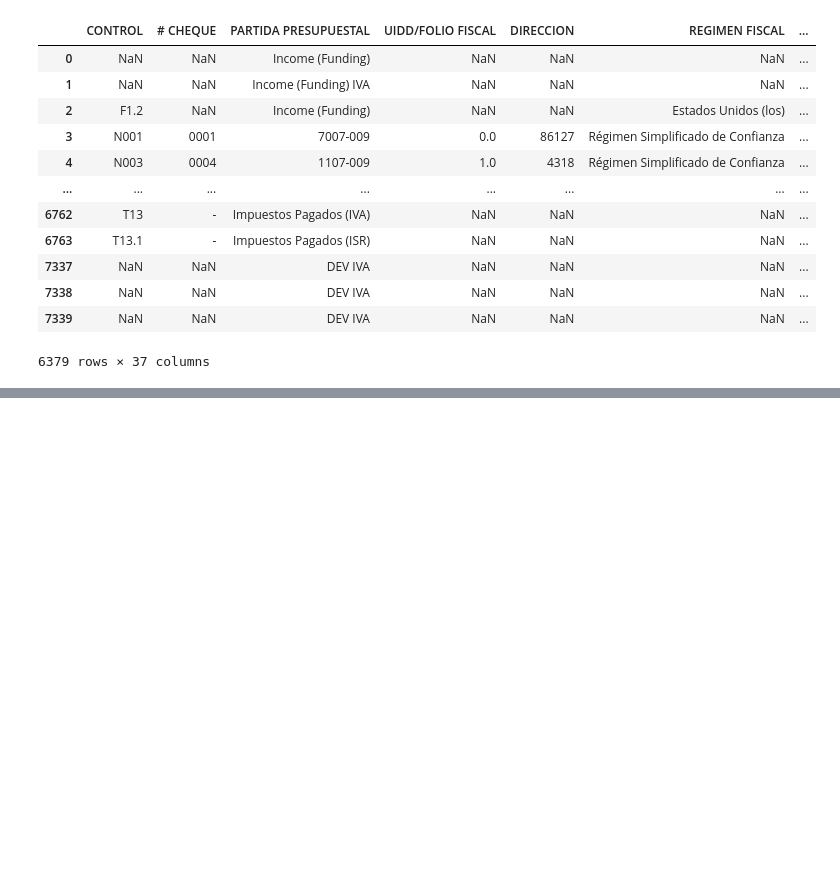
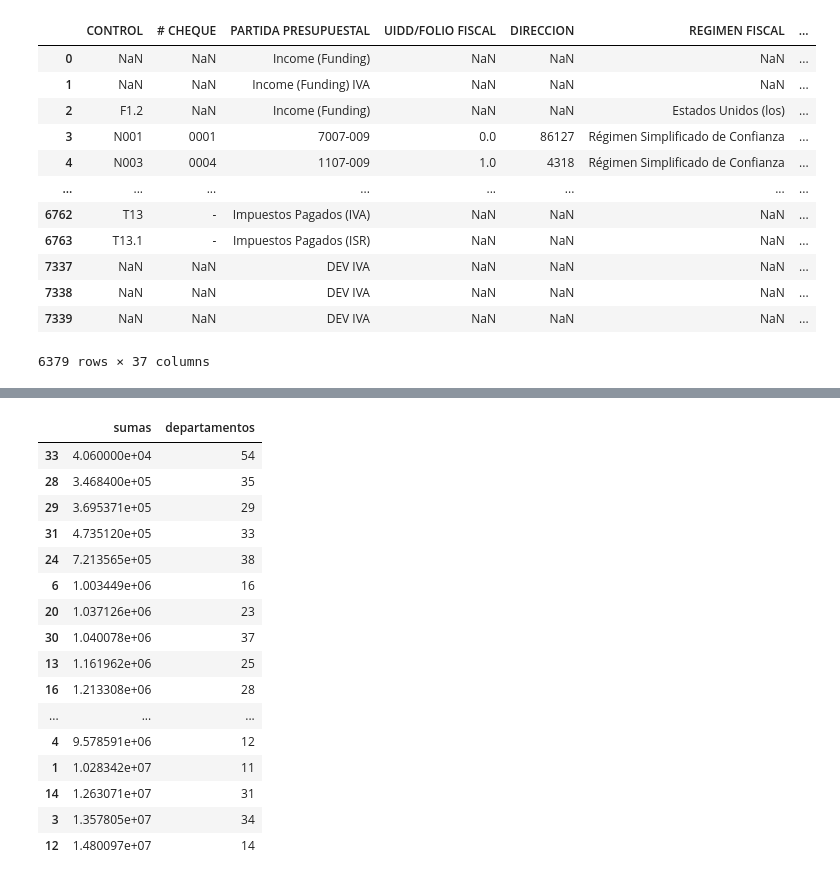
Before and after one commit to BertecM/Explore-proy, a Jupyter notebook: pryoecto.ipynb, the cells around one changed output, grey strips where cells are left out. Saved outputs shown, nothing was run; the diff lists cells and outputs as text; code cells hidden in the pictures; blank space fills up the shorter version.

```diff
--- a/pryoecto.ipynb
+++ b/pryoecto.ipynb
@@ -19,11 +19,11 @@ array(['CONTROL', '# CHEQUE', 'PARTIDA PRESUPUESTAL', 'UIDD/FOLIO FISCAL',
        'RET ISR.1', 'TOTAL.1', 'CAMBIOS', 'Unnamed: 36'], dtype=object)
 # %%
 # Eliminar filas vacías o irrelevantes en df_resumen
-df_resumen = df_resumen.dropna(subset=["TIPO", "Valida", "TIPO","TOTAL","FECHA DE PAGO "], how='all')
+df_numeros = df_resumen.dropna(subset=["TIPO", "Valida", "TIPO","TOTAL","FECHA DE PAGO "], how='all')
 
 
 # Asegurar que los datos numéricos estén en el formato correcto
-df_numeros = df_resumen[pd.to_numeric(df_resumen['FECHA DE PAGO '], errors='coerce').notna()]
+df_numeros = df_numeros[pd.to_numeric(df_numeros['FECHA DE PAGO '], errors='coerce').notna()]
 df_numeros=df_numeros.loc[df_numeros["FECHA DE PAGO "] != -45168, :]
 
 df_numeros = df_numeros.dropna(subset=['TOTAL'])
@@ -86,0 +112,25 @@ plt.show()
+# %%
+sumas=[]
+for i in departamentos:
+    e = sum(list(df_numeros.loc[df_numeros["Cuentasd2"] == i, 'TOTAL']))
+    sumas.append(e)
+pie=pd.DataFrame({'sumas':sumas,'departamentos':departamentos})
+pie.sort_values(by="sumas")
+# %% [output]
+|  | sumas | departamentos |
+| 33 | 4.060000e+04 | 54 |
+| 28 | 3.468400e+05 | 35 |
+| 29 | 3.695371e+05 | 29 |
+| 31 | 4.735120e+05 | 33 |
+| 24 | 7.213565e+05 | 38 |
+| 6 | 1.003449e+06 | 16 |
+| 20 | 1.037126e+06 | 23 |
+| 30 | 1.040078e+06 | 37 |
+| 13 | 1.161962e+06 | 25 |
+| 16 | 1.213308e+06 | 28 |
+| ... | ... | ... |
+| 4 | 9.578591e+06 | 12 |
+| 1 | 1.028342e+07 | 11 |
+| 14 | 1.263071e+07 | 31 |
+| 3 | 1.357805e+07 | 34 |
+| 12 | 1.480097e+07 | 14 |
```
Also changed, not shown: parts of 5 cells of this notebook.
